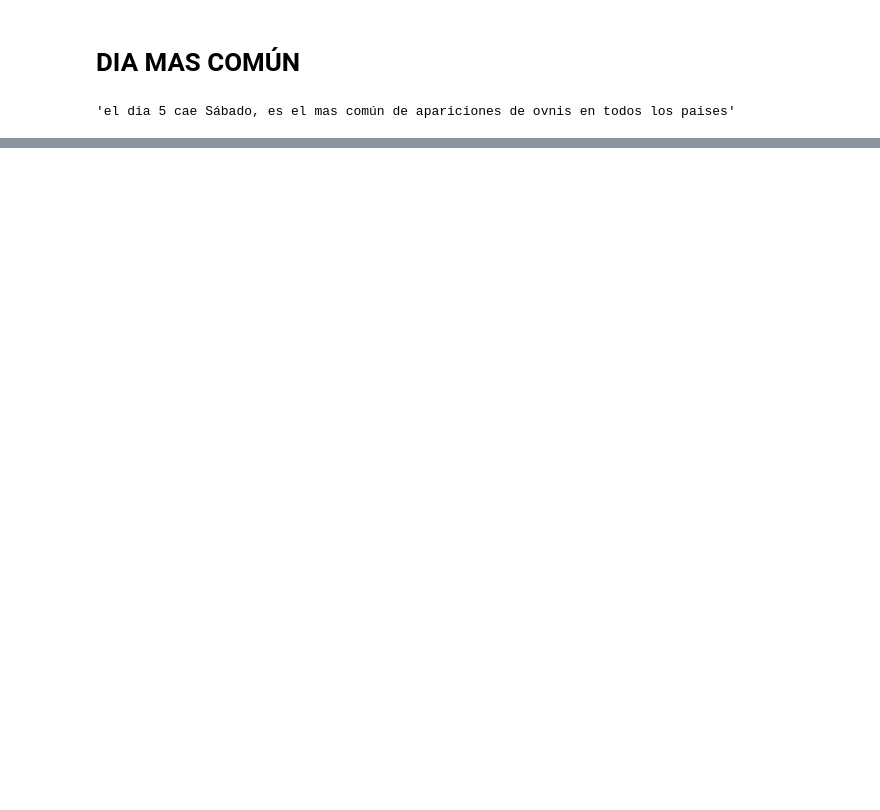
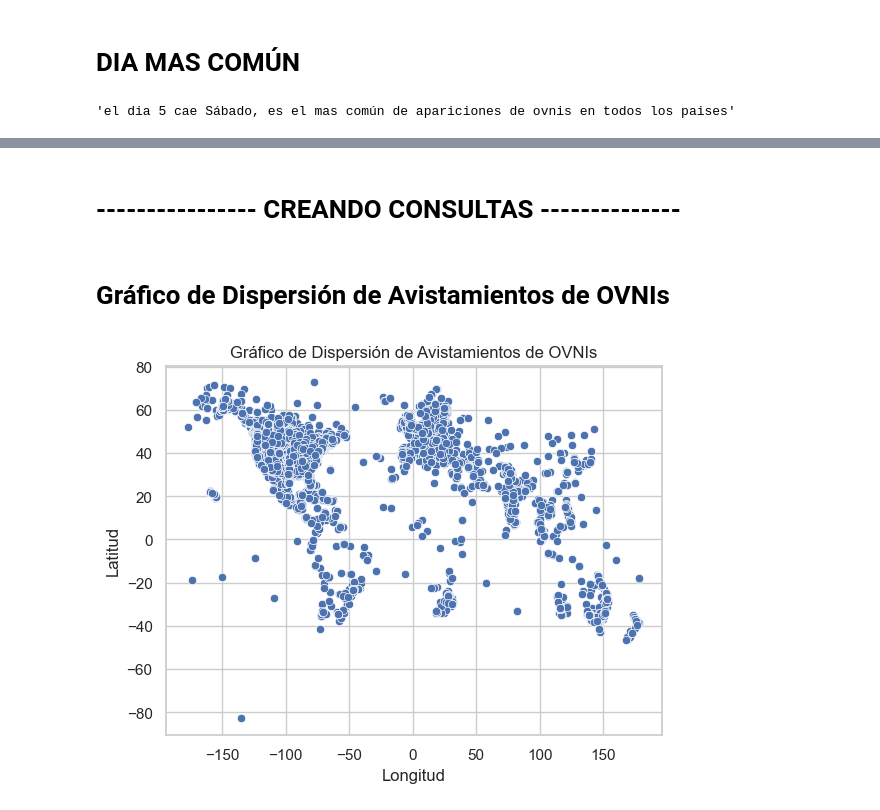
Before and after one commit to awchacon/first_project, a Jupyter notebook: first_project.ipynb, the cells around one changed output, grey strips where cells are left out. Saved outputs shown, nothing was run; the diff lists cells and outputs as text; code cells hidden in the pictures; blank space fills up the shorter version.

```diff
--- a/first_project.ipynb
+++ b/first_project.ipynb
@@ -512,0 +596,12 @@ dia_mas_comun_nombre = nombres_dias[dia_mas_comun]
+# %% [markdown]
+# ---------------- CREANDO CONSULTAS --------------
+# %% [markdown]
+# Gráfico de Dispersión de Avistamientos de OVNIs
+# %%
+sns.scatterplot(x='longitude', y='latitude', data=ufo_df_new)
+plt.title('Gráfico de Dispersión de Avistamientos de OVNIs')
+plt.xlabel('Longitud')
+plt.ylabel('Latitud')
+plt.show()
+# %% [output]
+[figure, added]
```
Also changed, not shown: parts of 35 cells of this notebook.
